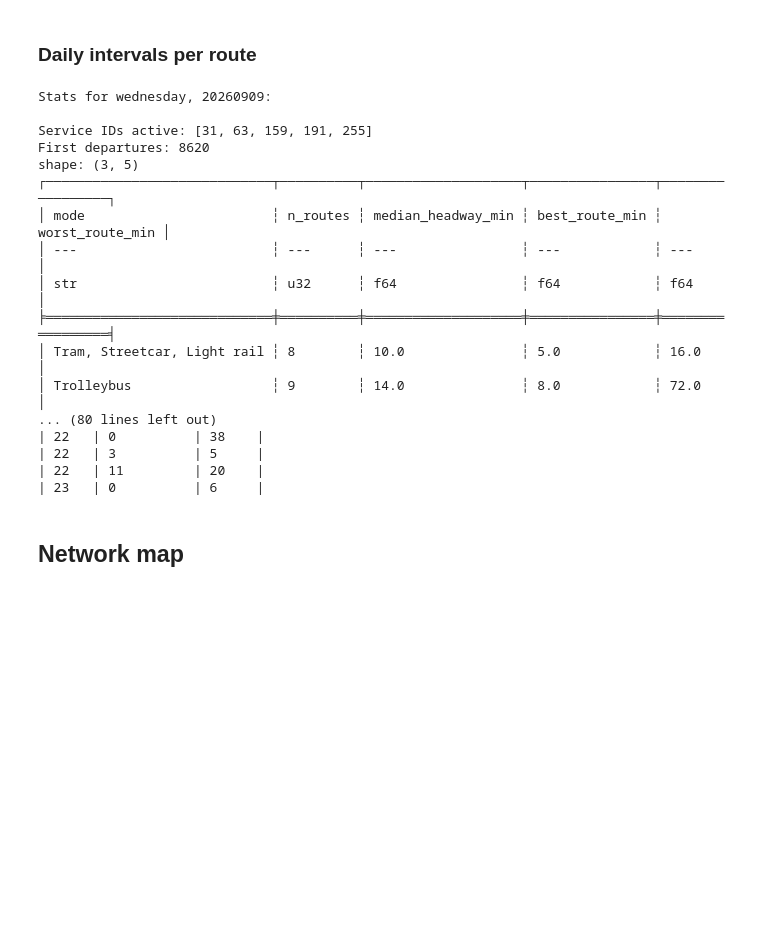
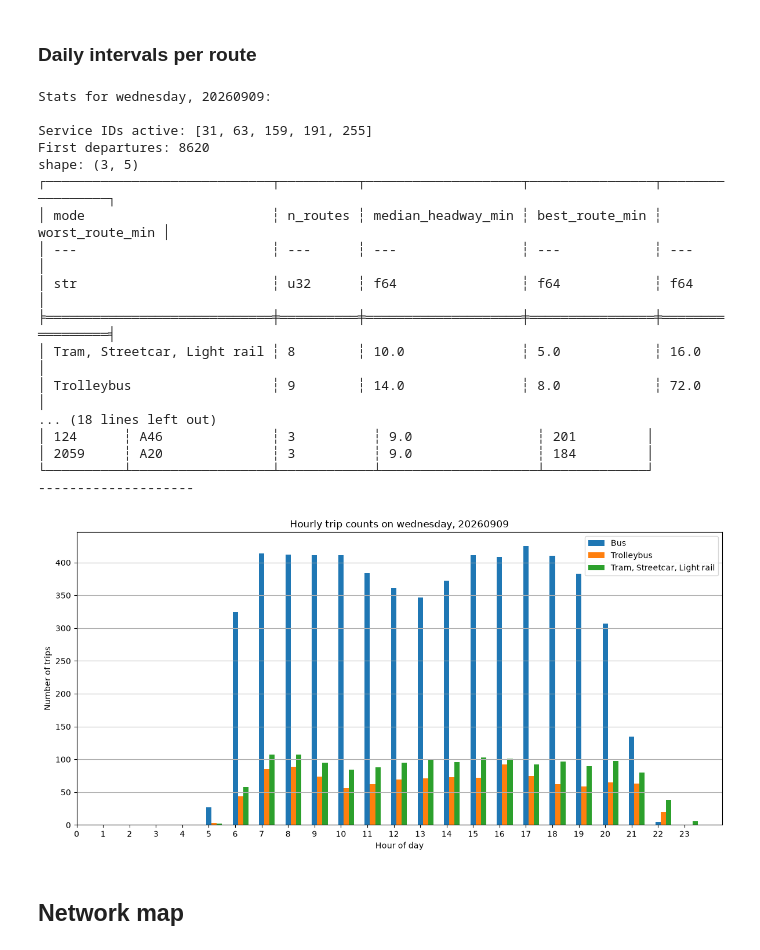
Before and after one commit to rojikaru/route-optimization, a Jupyter notebook: notebooks/research.ipynb, the cells around one changed output. Cells and saved outputs as stored; diff of their text form; code cells hidden in the pictures; blank space fills up the shorter version.

```diff
--- a/notebooks/research.ipynb
+++ b/notebooks/research.ipynb
@@ -596,43 +596,60 @@ def route_intervals_per_day(day_of_week: str, date_in_feed_range: int) -> pl.Dat
     )
 
     print("Top 10 routes by median headway:")
     print(by_route.head(10))
     print(DELIMITER, end="\n\n")
 
     hourly = (
         first_departures
         .with_columns((pl.col("departure_seconds") // 3600).alias("hour"))
         .group_by(["hour", "route_type"]).agg(pl.len().alias("trips"))
         .sort("hour", "route_type")
     )
-    with pl.Config(tbl_formatting="MARKDOWN") as cfg:
-        cfg.set_tbl_cols(-1)
-        cfg.set_tbl_rows(-1)
-        print("Hourly trip counts:")
-        print(hourly)
+
+    plt.figure(figsize=(12, 6))
+
+    for position, (key, group) in enumerate(hourly.group_by("route_type")):
+        route_type = key[0] if isinstance(key, tuple) else key
+
+        plt.bar(
+            group["hour"].to_numpy() + position * 0.2,
+            group["trips"].to_numpy(),
+            width=0.2,
+            label=GTFS_ROUTE_TYPES[str(route_type)],
+        )
+
+    plt.xticks(range(24))
+    plt.xlabel("Hour of day")
+    plt.ylabel("Number of trips")
+    plt.title(f"Hourly trip counts on {day_of_week}, {date_in_feed_range}")
+    plt.legend()
+    plt.grid(axis="y")
+    plt.tight_layout()
+    plt.show()
 
     return by_route
 
 
 weekday_headways = route_intervals_per_day("wednesday", 20260909)
 # %% [output]
 Stats for wednesday, 20260909:
 
 Service IDs active: [31, 63, 159, 191, 255]
 First departures: 8620
 shape: (3, 5)
 ┌─────────────────────────────┬──────────┬────────────────────┬────────────────┬─────────────────┐
 │ mode                        ┆ n_routes ┆ median_headway_min ┆ best_route_min ┆ worst_route_min │
 │ ---                         ┆ ---      ┆ ---                ┆ ---            ┆ ---             │
 │ str                         ┆ u32      ┆ f64                ┆ f64            ┆ f64             │
 ╞═════════════════════════════╪══════════╪════════════════════╪════════════════╪═════════════════╡
 │ Tram, Streetcar, Light rail ┆ 8        ┆ 10.0               ┆ 5.0            ┆ 16.0            │
 │ Trolleybus                  ┆ 9        ┆ 14.0               ┆ 8.0            ┆ 72.0            │
-... (80 lines left out)
-| 22   | 0          | 38    |
-| 22   | 3          | 5     |
-| 22   | 11         | 20    |
-| 23   | 0          | 6     |
+... (18 lines left out)
+│ 124      ┆ А46              ┆ 3          ┆ 9.0                ┆ 201         │
+│ 2059     ┆ А20              ┆ 3          ┆ 9.0                ┆ 184         │
+└──────────┴──────────────────┴────────────┴────────────────────┴─────────────┘
+--------------------
+[figure, added]
 # %% [markdown]
 ## Network map
 # %%
```
Also changed, not shown: parts of 3 cells of this notebook.
